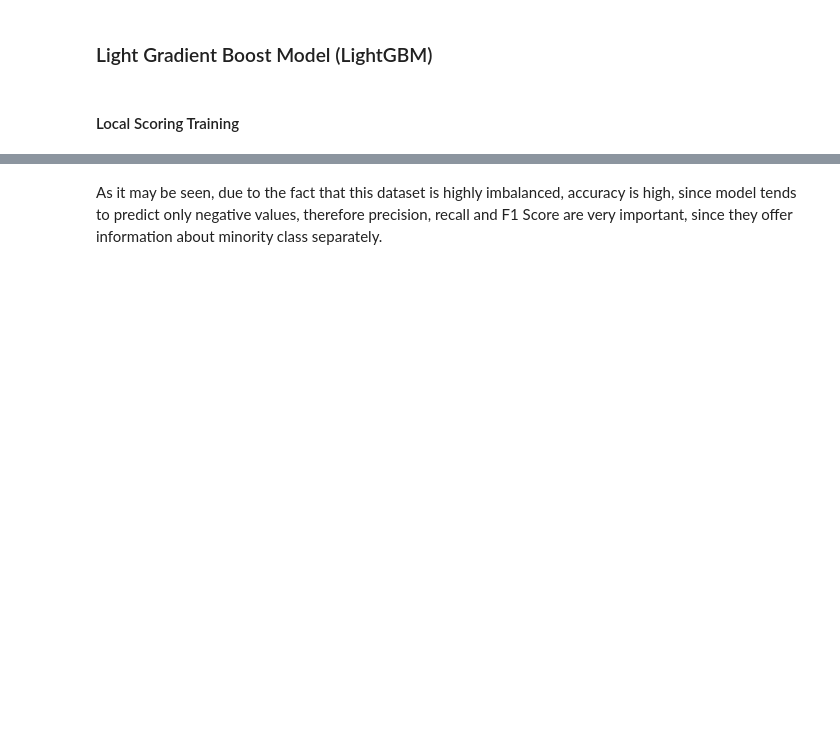
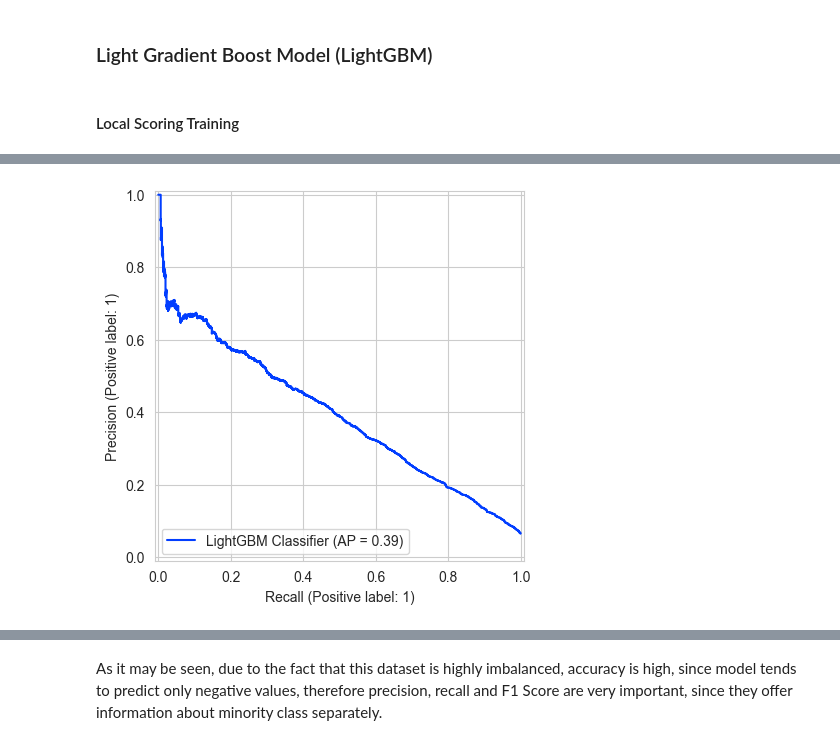
Before and after one commit to Ghenntoggy1/Sigmoid-ML-Tasks, a Jupyter notebook: Pre_Exam_2_Give_Me_Some_Credit_Classification/Pre_Exam_2_Give_Me_Some_Credit_Classification.ipynb, the cells around one changed output, grey strips where cells are left out. Drawn from its saved outputs; the diff is of its cells as text; code cells hidden in the pictures; blank space fills up the shorter version.

```diff
--- a/Pre_Exam_2_Give_Me_Some_Credit_Classification/Pre_Exam_2_Give_Me_Some_Credit_Classification.ipynb
+++ b/Pre_Exam_2_Give_Me_Some_Credit_Classification/Pre_Exam_2_Give_Me_Some_Credit_Classification.ipynb
@@ -1227,2 +1465,6 @@ plot_roc_curve_from_estimator(X=X_test_zip_tf, y=y_test_zip, estimator=lightgbm_
+# %%
+plot_precision_recall_curve_from_estimator(X=X_test_zip_tf, y=y_test_zip, estimator=lightgbm_classifier, estimator_name='LightGBM Classifier')
+# %% [output]
+[figure, added]
 # %%
 y_hat_zip_proba = lightgbm_classifier.predict_proba(X=X_test_zip_tf)[:, 1]
```
Also changed, not shown: parts of 121 cells of this notebook.
